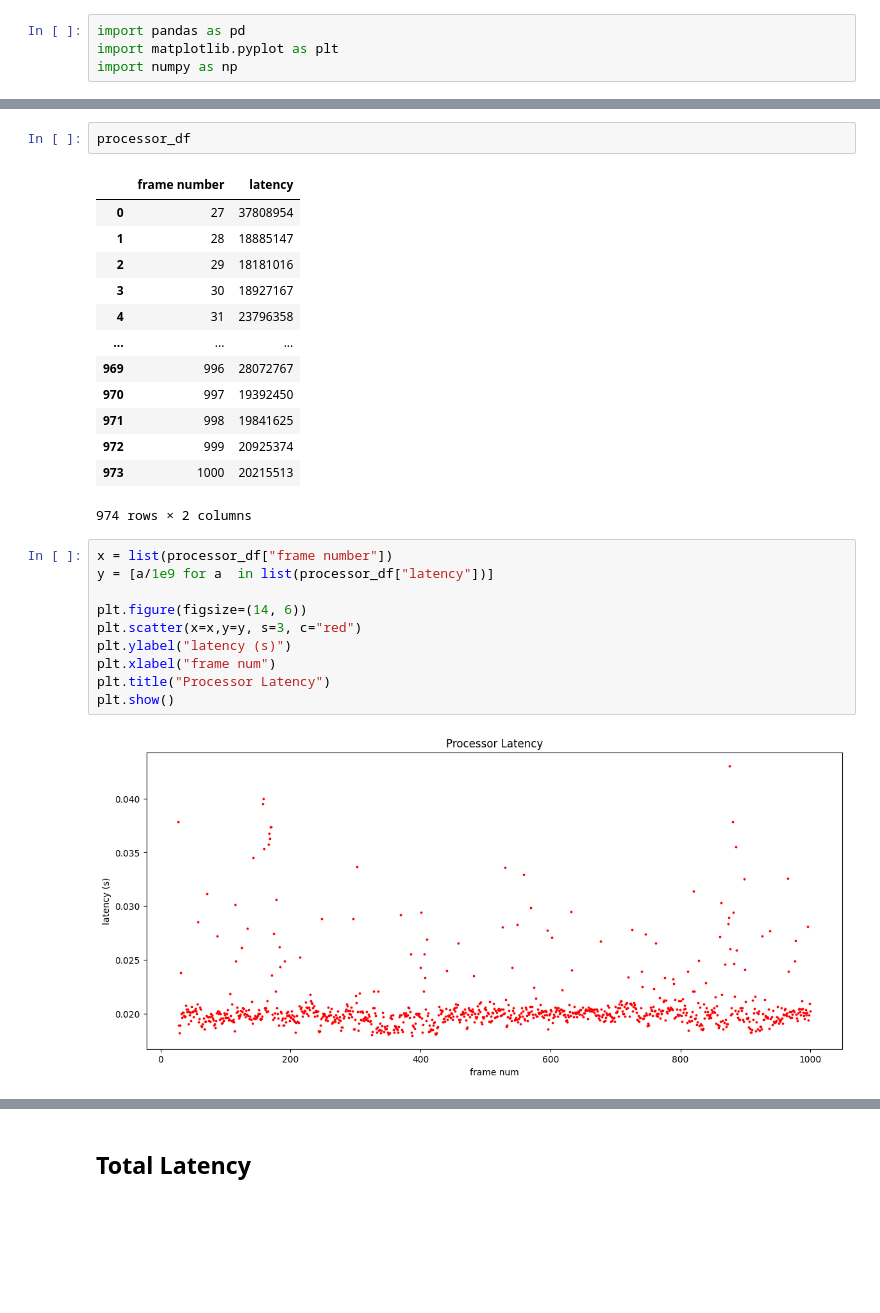
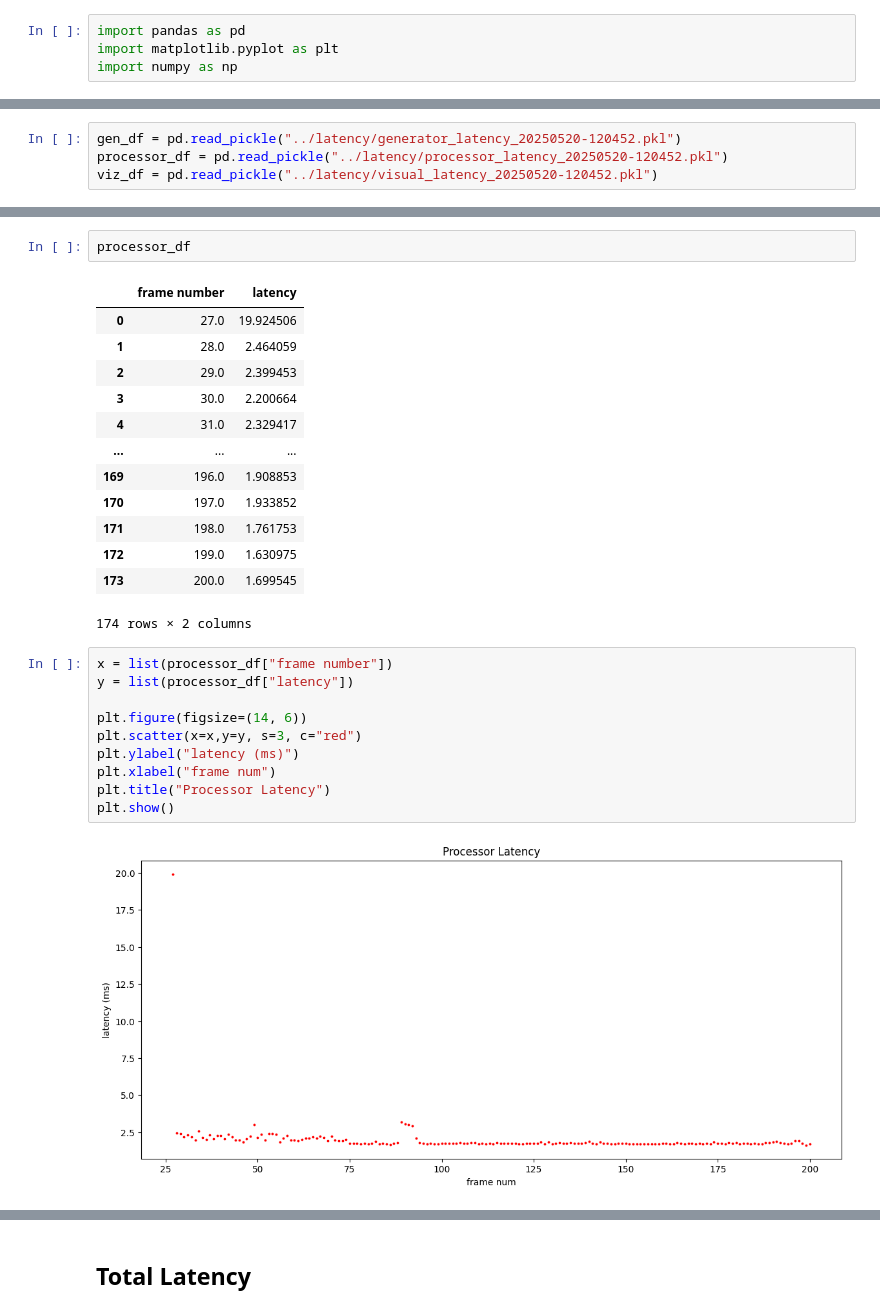
Before and after one commit to hantman-lab/realSpike, a Jupyter notebook: notebooks/latency.ipynb, the cells around one changed output, grey strips where cells are left out. Saved outputs shown, nothing was run; the diff lists cells and outputs as text; blank space fills up the shorter version.

```diff
--- a/notebooks/latency.ipynb
+++ b/notebooks/latency.ipynb
@@ -14,3 +14,7 @@ viz_df = pd.read_pickle("../latency/visual_latency_20250513-170410.pkl")
+# %%
+gen_df = pd.read_pickle("../latency/generator_latency_20250520-120452.pkl")
+processor_df = pd.read_pickle("../latency/processor_latency_20250520-120452.pkl")
+viz_df = pd.read_pickle("../latency/visual_latency_20250520-120452.pkl")
 # %%
 gen_df
 # %% [output]
@@ -55,30 +59,30 @@ Text(0.5, 1.0, 'Generator Latency')
 processor_df
 # %% [output]
 |  | frame number | latency |
-| 0 | 27 | 37808954 |
-| 1 | 28 | 18885147 |
-| 2 | 29 | 18181016 |
-| 3 | 30 | 18927167 |
-| 4 | 31 | 23796358 |
+| 0 | 27.0 | 19.924506 |
+| 1 | 28.0 | 2.464059 |
+| 2 | 29.0 | 2.399453 |
+| 3 | 30.0 | 2.200664 |
+| 4 | 31.0 | 2.329417 |
 | ... | ... | ... |
-| 969 | 996 | 28072767 |
-| 970 | 997 | 19392450 |
-| 971 | 998 | 19841625 |
-| 972 | 999 | 20925374 |
-| 973 | 1000 | 20215513 |
+| 169 | 196.0 | 1.908853 |
+| 170 | 197.0 | 1.933852 |
+| 171 | 198.0 | 1.761753 |
+| 172 | 199.0 | 1.630975 |
+| 173 | 200.0 | 1.699545 |
-974 rows × 2 columns
+174 rows × 2 columns
 # %%
 x = list(processor_df["frame number"])
-y = [a/1e9 for a  in list(processor_df["latency"])]
+y = list(processor_df["latency"])
 
 plt.figure(figsize=(14, 6))
 plt.scatter(x=x,y=y, s=3, c="red")
-plt.ylabel("latency (s)")
+plt.ylabel("latency (ms)")
 plt.xlabel("frame num")
 plt.title("Processor Latency")
 plt.show()
 # %% [output]
-[figure, old version]
+[figure, new version]
 # %%
 print(sum(y) / len(y))
 # %% [output]
```
Also changed, not shown: parts of 18 cells of this notebook, 4 other files.
